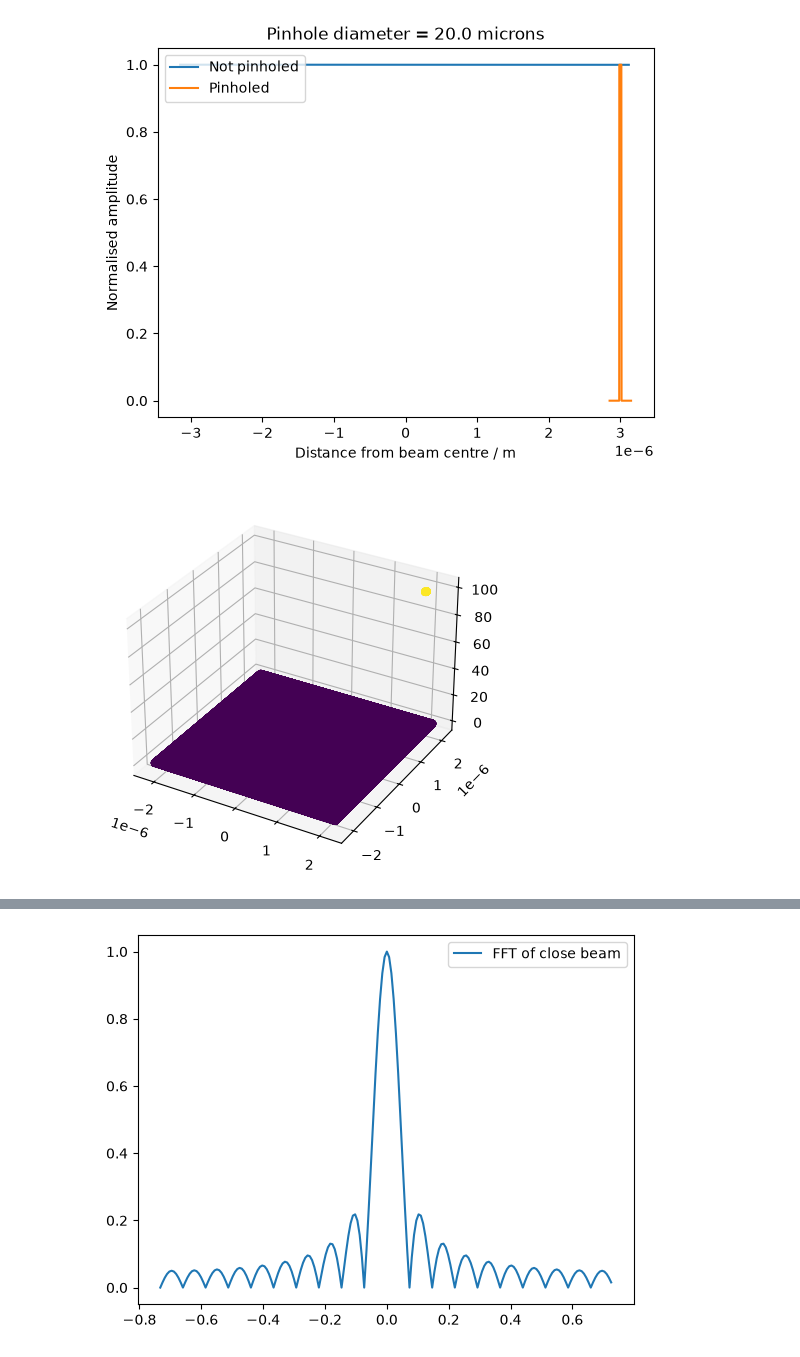
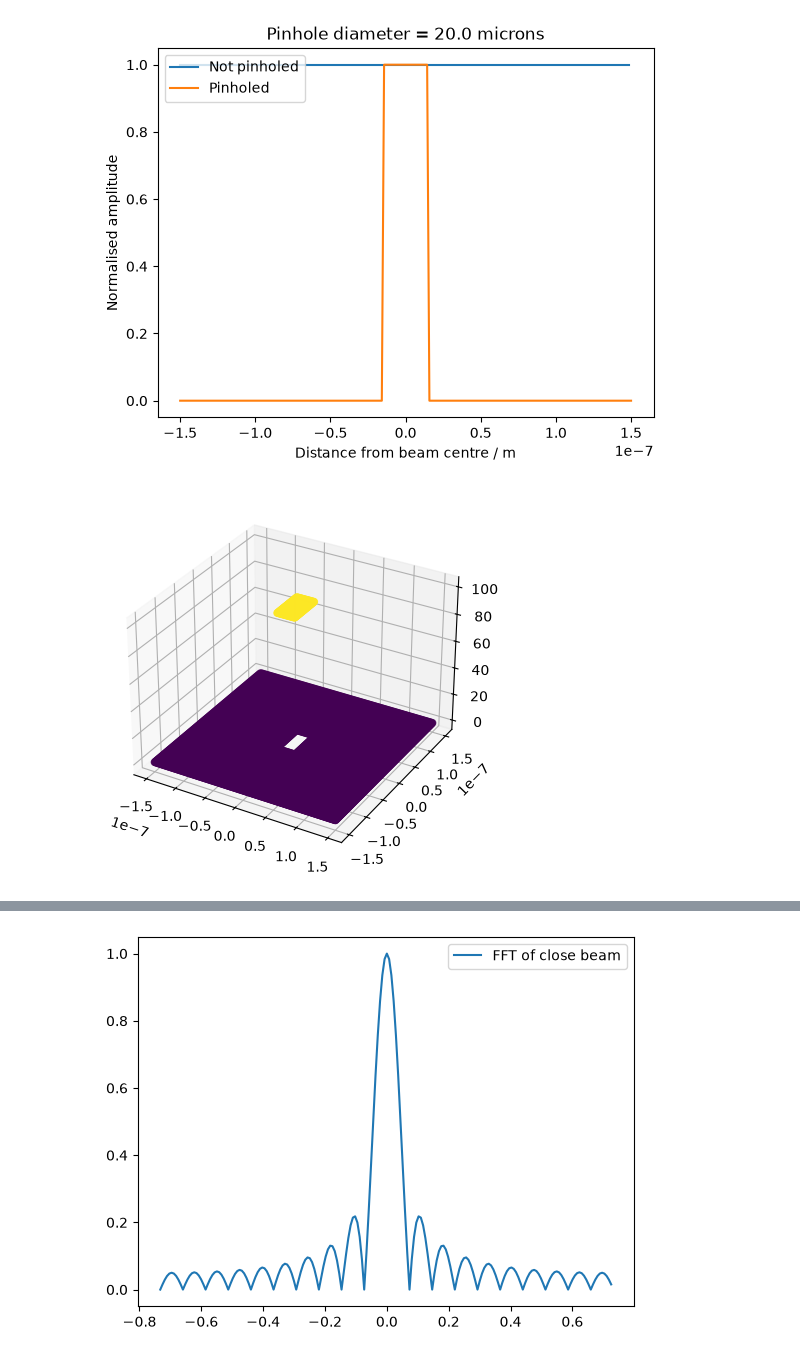
Before and after one commit to cosmosian-42/fraunhofer_diffraction, a Jupyter notebook: gaussian_beam/applying_a_mask.ipynb, the cells around one changed output, grey strips where cells are left out. Saved outputs shown, nothing was run; the diff lists cells and outputs as text; code cells hidden in the pictures.

```diff
--- a/gaussian_beam/applying_a_mask.ipynb
+++ b/gaussian_beam/applying_a_mask.ipynb
@@ -274,7 +307,7 @@ def movable_slit(x, y, wavelength, amp, x_pos, y_pos):
 # %%
 # sets initial parameters of the beam
-x_pos = 3e-6
-y_pos = 3e-6
+x_pos = 0
+y_pos = 0
 wavelength = 29
 omega_0 = 7.5e-5
 z = 1e-10 # at the source
@@ -292,34 +325,34 @@ pinhole_radius = 1e-5
 
 # defines a meshgrid of xy values and calculates the beam at this point
 
 #initial_beam_x = np.linspace(-variable_x,variable_x,samples)
 #initial_beam_y = np.linspace(-variable_y,variable_y,samples)
 initial_beam_x = np.linspace(x_pos-variable, x_pos+variable, samples)
 initial_beam_y = np.linspace(y_pos-variable, y_pos+variable, samples)
 
 
 x_mesh, y_mesh = np.meshgrid(initial_beam_x, initial_beam_y)
 amp, phase = gaussian_beam(omega_0, z, wavelength, a_0, x_mesh, y_mesh, n)
 
 marginal = np.sum(amp, 0)
 plt.plot(np.linspace(-variable_x,variable_x,samples, endpoint = False), marginal/np.max(marginal), '-', label = ('Not pinholed'))
 
 # uncomment which one you want then vary samples and variable (window size) to get a good graph
 lines_per_mm = 6000
 amp = pinhole(x_mesh, y_mesh, pinhole_radius, amp)
 #amp = diffraction_grating(x_mesh, y_mesh, pinhole_radius, amp, lines_per_mm)
 amp = movable_slit(x_mesh, y_mesh, wavelength, amp, x_pos, y_pos)
 
 marginal = np.sum(amp, 0)
 plt.plot(initial_beam_x, marginal/np.max(marginal), '-', label = ('Pinholed'))
 
 plt.legend(fontsize = 10, loc = 2)
 plt.title(f'Pinhole diameter = {2 * pinhole_radius * (10**6)} microns')
 plt.xlabel('Distance from beam centre / m')
 plt.ylabel('Normalised amplitude')
 plt.show()
 # %% [output]
-[figure, old version]
+[figure, new version]
 # %%
 fig = plt.figure()
 ax = fig.add_subplot(111, projection='3d')
@@ -327,7 +360,7 @@ ax = fig.add_subplot(111, projection='3d')
 ax.scatter(x_mesh, y_mesh, abs(amp), c=amp, marker='o', s=20)
 plt.show()
 # %% [output]
-[figure, old version]
+[figure, new version]
 # %%
 # does the 2D fourier transform and normalises the values
 ft = calculate_2dft(amp)
```
Also changed, not shown: parts of 4 cells of this notebook.
